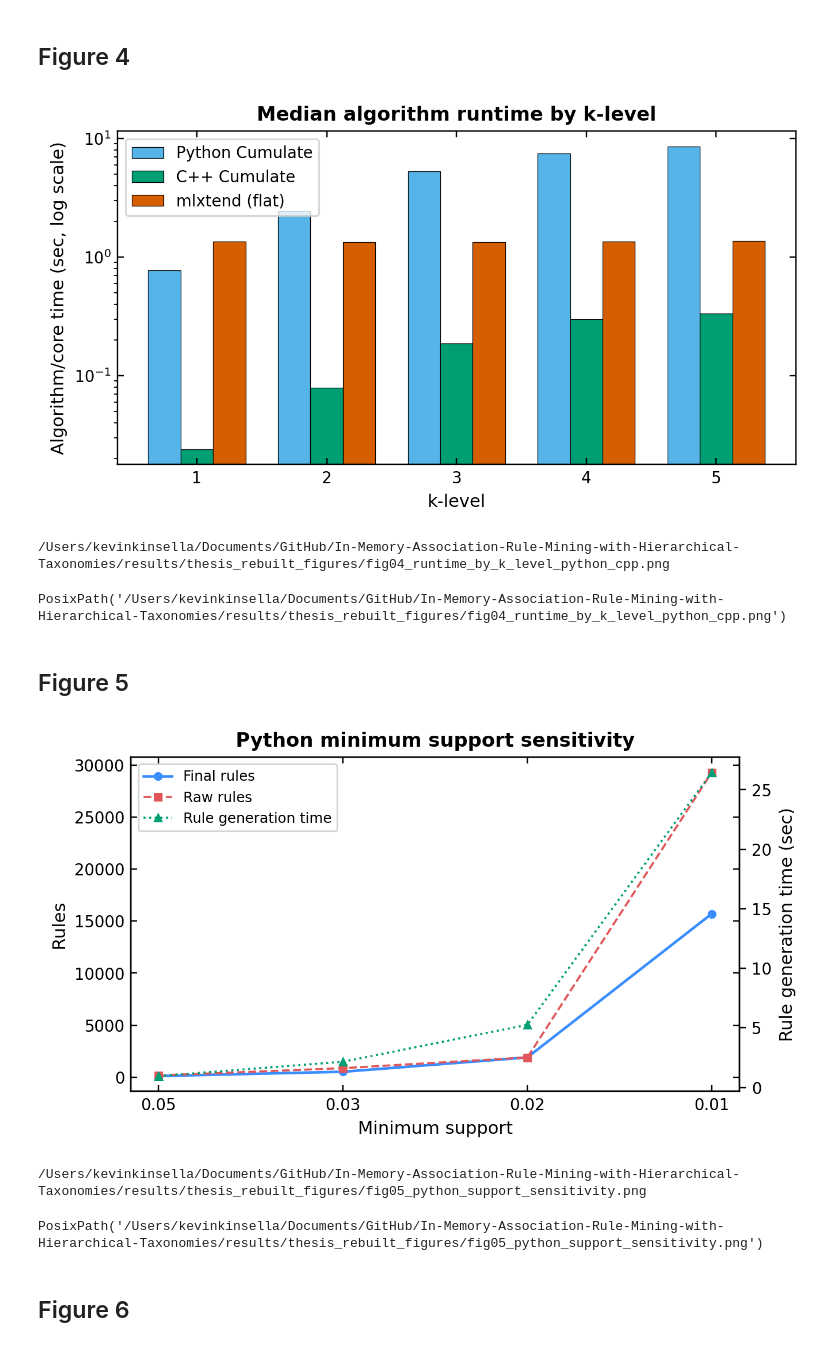
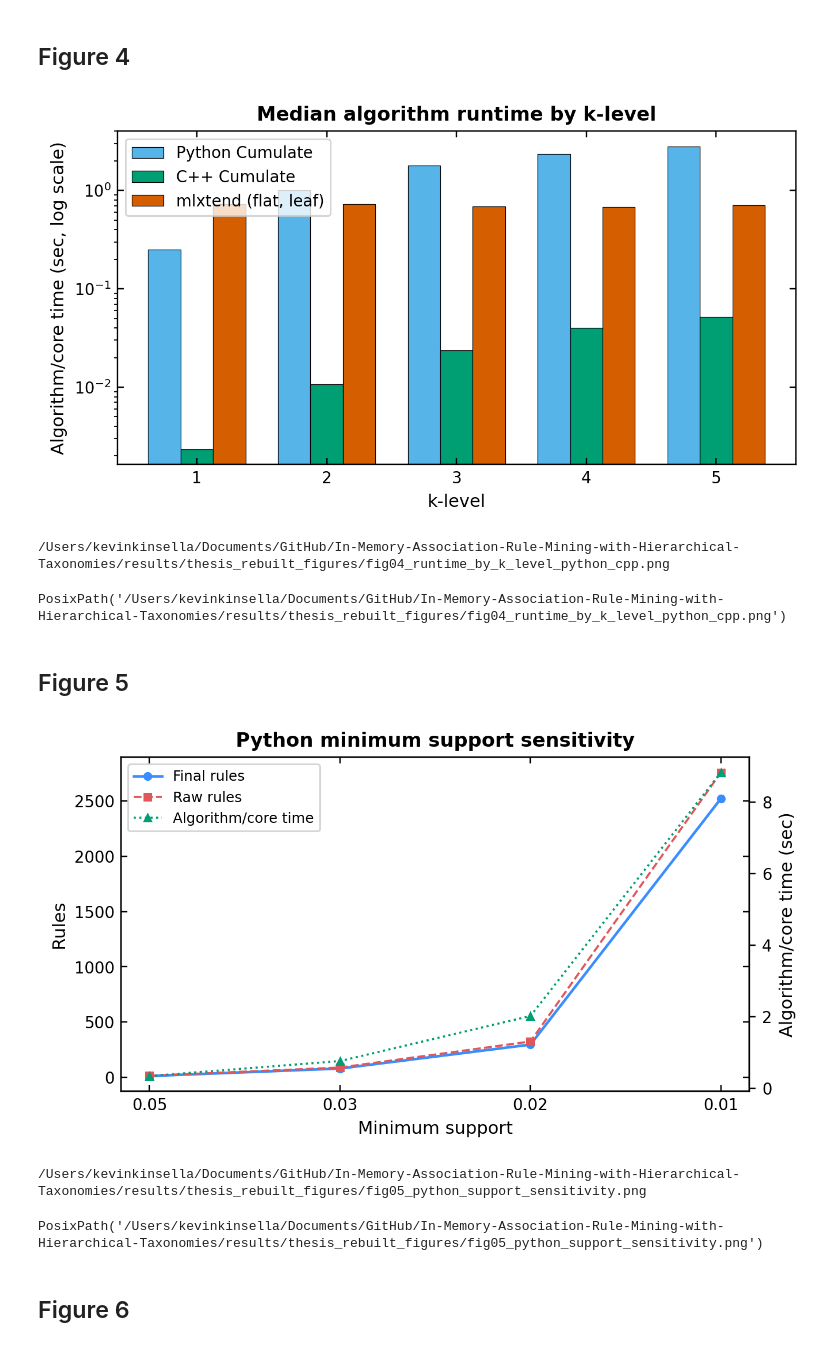
Before and after one commit to Andersweber/In-Memory-Association-Rule-Mining-with-Hierarchical-Taxonomies, a Jupyter notebook: notebooks/benchmark_thesis_walkthrough.ipynb, the cells around one changed output. Drawn from its saved outputs; the diff is of its cells as text; code cells hidden in the pictures.

```diff
--- a/notebooks/benchmark_thesis_walkthrough.ipynb
+++ b/notebooks/benchmark_thesis_walkthrough.ipynb
@@ -175,22 +337,34 @@ PosixPath('/Users/kevinkinsella/Documents/GitHub/In-Memory-Association-Rule-Mini
 # %% [markdown]
 ## Figure 4
 # %%
+# Figure 4: Runtime by K from the freshly imported k-sweep results.
+runtime_k = summary[
+    (summary.experiment == 'runtime_k')
+    & summary.implementation.isin(['python_cumulate', 'cpp_cumulate', 'mlxtend_flat'])
+].pivot_table(
+    index='k_levels',
+    columns='implementation',
+    values='algorithm_core_seconds_median',
+    aggfunc='first',
+).sort_index()
 
-# Figure 4: Runtime by K.
-# These are the values reported in the thesis runtime table.
-runtime_k = pd.DataFrame({
-    'k': [1, 2, 3, 4, 5],
-    'python_cumulate': [0.770, 2.429, 5.261, 7.427, 8.582],
-    'cpp_cumulate': [0.024, 0.079, 0.187, 0.299, 0.336],
-    'mlxtend_flat': [1.345, 1.340, 1.342, 1.357, 1.365],
-})
+impl_specs = [
+    ('python_cumulate', 'Python Cumulate', COL_PY),
+    ('cpp_cumulate', 'C++ Cumulate', COL_CPP),
+    ('mlxtend_flat', 'mlxtend (flat, leaf)', COL_MLX),
+]
+impl_specs = [spec for spec in impl_specs if spec[0] in runtime_k.columns]
+if not impl_specs:
+    raise ValueError('Figure 4 has no runtime implementations in k_sweep_summary.csv.')
+
 fig, ax = plt.subplots(figsize=(6.2, 3.5))
-x = np.arange(len(runtime_k)); w = 0.25
-ax.bar(x - w, runtime_k['python_cumulate'], width=w, color=COL_PY, edgecolor='black', linewidth=0.4, label='Python Cumulate')
-ax.bar(x, runtime_k['cpp_cumulate'], width=w, color=COL_CPP, edgecolor='black', linewidth=0.4, label='C++ Cumulate')
-ax.bar(x + w, runtime_k['mlxtend_flat'], width=w, color=COL_MLX, edgecolor='black', linewidth=0.4, label='mlxtend (flat)')
+x = np.arange(len(runtime_k))
+w = min(0.25, 0.75 / len(impl_specs))
+start = -w * (len(impl_specs) - 1) / 2
+for i, (impl, label, color) in enumerate(impl_specs):
+    ax.bar(x + start + i * w, runtime_k[impl], width=w, color=color, edgecolor='black', linewidth=0.4, label=label)
 ax.set_yscale('log')
-ax.set_xticks(x, runtime_k['k'])
+ax.set_xticks(x, runtime_k.index.astype(int))
 ax.set_xlabel('k-level')
 ax.set_ylabel('Algorithm/core time (sec, log scale)')
 ax.set_title('Median algorithm runtime by k-level', fontweight='bold')
@@ -198,41 +372,41 @@ ax.legend(loc='upper left', frameon=True)
 paper_axes(ax)
 save_show(fig, 'fig04_runtime_by_k_level_python_cpp.png')
 # %% [output]
-[figure, old version]
+[figure, new version]
 /Users/kevinkinsella/Documents/GitHub/In-Memory-Association-Rule-Mining-with-Hierarchical-Taxonomies/results/thesis_rebuilt_figures/fig04_runtime_by_k_level_python_cpp.png
 PosixPath('/Users/kevinkinsella/Documents/GitHub/In-Memory-Association-Rule-Mining-with-Hierarchical-Taxonomies/results/thesis_rebuilt_figures/fig04_runtime_by_k_level_python_cpp.png')
 # %% [markdown]
 ## Figure 5
 # %%
-
-# Figure 5: Support sensitivity, 100k sample, K=3.
-support_df = pd.DataFrame({
-    'support': [0.05, 0.03, 0.02, 0.01],
-    'time': [0.96, 2.16, 5.261, 26.45],
-    'final_rules': [112, 522, 1901, 15704],
-})
-# Raw rule counts from old benchmark summary when available.
-raw_map = summary[(summary.experiment == 'support_sweep') & (summary.implementation == 'python_cumulate')].set_index('min_support')['raw_rules_median'].to_dict()
-support_df['raw_rules'] = support_df['support'].map(raw_map).fillna(support_df['final_rules'])
+# Figure 5: Support sensitivity from the freshly imported support-sweep results.
+# The secondary axis shows algorithm/core time, not just association-rule generation,
+# so the runtime curve reflects the full mining cost at each support threshold.
+support_df = summary[
+    (summary.experiment == 'support_sweep')
+    & (summary.implementation == 'python_cumulate')
+].copy()
+support_df = support_df.sort_values('min_support', ascending=False)
+if support_df.empty:
+    raise ValueError('Figure 5 needs python_cumulate rows in support_sweep_summary.csv.')
 
 fig, ax1 = plt.subplots(figsize=(6.2, 3.5))
 x = np.arange(len(support_df))
-ax1.plot(x, support_df['final_rules'], marker='o', color='#3A8DFF', linewidth=1.5, markersize=4, label='Final rules')
-ax1.plot(x, support_df['raw_rules'], marker='s', linestyle='--', color=COL_RED, linewidth=1.2, markersize=4, label='Raw rules')
-ax1.set_xticks(x, [f'{s:g}' for s in support_df['support']])
+ax1.plot(x, support_df['final_rules_median'], marker='o', color='#3A8DFF', linewidth=1.5, markersize=4, label='Final rules')
+ax1.plot(x, support_df['raw_rules_median'], marker='s', linestyle='--', color=COL_RED, linewidth=1.2, markersize=4, label='Raw rules')
+ax1.set_xticks(x, [f'{s:g}' for s in support_df['min_support']])
 ax1.set_xlabel('Minimum support')
 ax1.set_ylabel('Rules')
 ax2 = ax1.twinx()
-ax2.plot(x, support_df['time'], marker='^', linestyle=':', color=COL_CPP, linewidth=1.2, markersize=4, label='Rule generation time')
-ax2.set_ylabel('Rule generation time (sec)')
+ax2.plot(x, support_df['algorithm_core_seconds_median'], marker='^', linestyle=':', color=COL_CPP, linewidth=1.2, markersize=4, label='Algorithm/core time')
+ax2.set_ylabel('Algorithm/core time (sec)')
 lines, labels = ax1.get_legend_handles_labels()
 lines2, labels2 = ax2.get_legend_handles_labels()
 ax1.legend(lines + lines2, labels + labels2, loc='upper left', frameon=True, fontsize=8)
 ax1.set_title('Python minimum support sensitivity', fontweight='bold')
 paper_axes(ax1)
 save_show(fig, 'fig05_python_support_sensitivity.png')
 # %% [output]
-[figure, old version]
+[figure, new version]
 /Users/kevinkinsella/Documents/GitHub/In-Memory-Association-Rule-Mining-with-Hierarchical-Taxonomies/results/thesis_rebuilt_figures/fig05_python_support_sensitivity.png
 PosixPath('/Users/kevinkinsella/Documents/GitHub/In-Memory-Association-Rule-Mining-with-Hierarchical-Taxonomies/results/thesis_rebuilt_figures/fig05_python_support_sensitivity.png')
 # %% [markdown]
```
Also changed, not shown: parts of 9 cells of this notebook.
